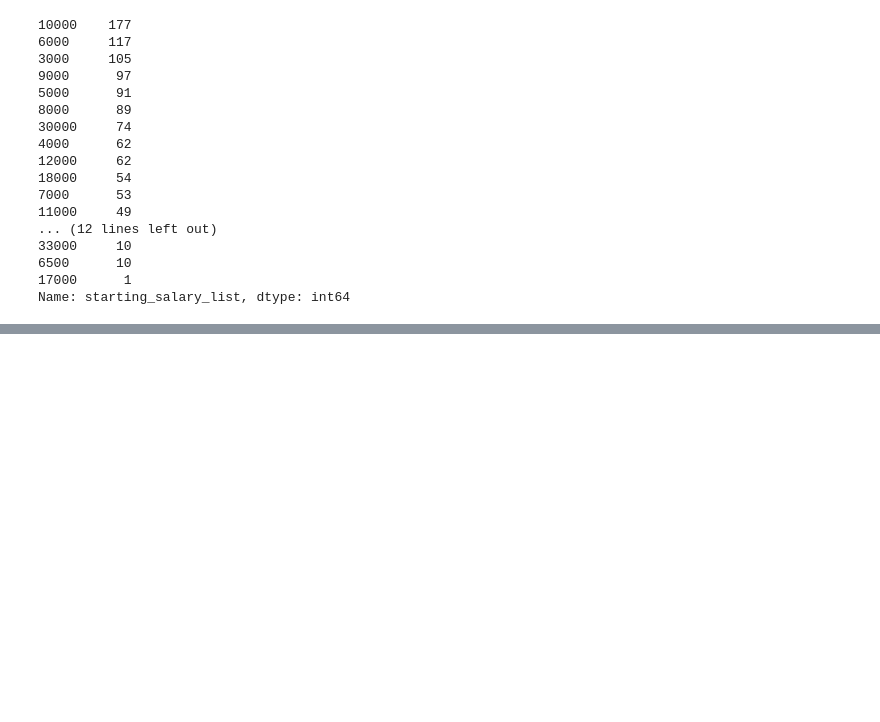
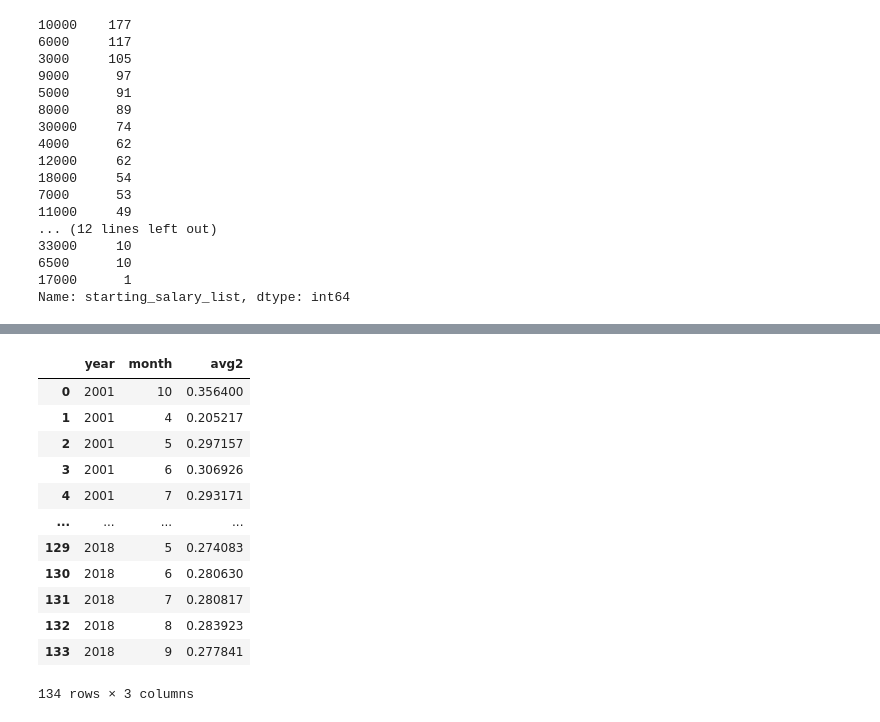
Before and after one commit to kyumly/dacon-data-analysis, a Jupyter notebook: code/KboOpsRegression.ipynb, the cells around one changed output, grey strips where cells are left out. Saved outputs shown, nothing was run; the diff lists cells and outputs as text; code cells hidden in the pictures; blank space fills up the shorter version.

```diff
--- a/code/KboOpsRegression.ipynb
+++ b/code/KboOpsRegression.ipynb
@@ -785,0 +813,18 @@ sns.heatmap(regular_season.corr())
+# %%
+#sub쿼리 만들어서 테이블 만들기
+agg_df = day_by_day_of.groupby(['year', 'month'])['avg2'].mean().reset_index()
+agg_df
+# %% [output]
+|  | year | month | avg2 |
+| 0 | 2001 | 10 | 0.356400 |
+| 1 | 2001 | 4 | 0.205217 |
+| 2 | 2001 | 5 | 0.297157 |
+| 3 | 2001 | 6 | 0.306926 |
+| 4 | 2001 | 7 | 0.293171 |
+| ... | ... | ... | ... |
+| 129 | 2018 | 5 | 0.274083 |
+| 130 | 2018 | 6 | 0.280630 |
+| 131 | 2018 | 7 | 0.280817 |
+| 132 | 2018 | 8 | 0.283923 |
+| 133 | 2018 | 9 | 0.277841 |
+134 rows × 3 columns
```
Also changed, not shown: parts of 10 cells of this notebook.
